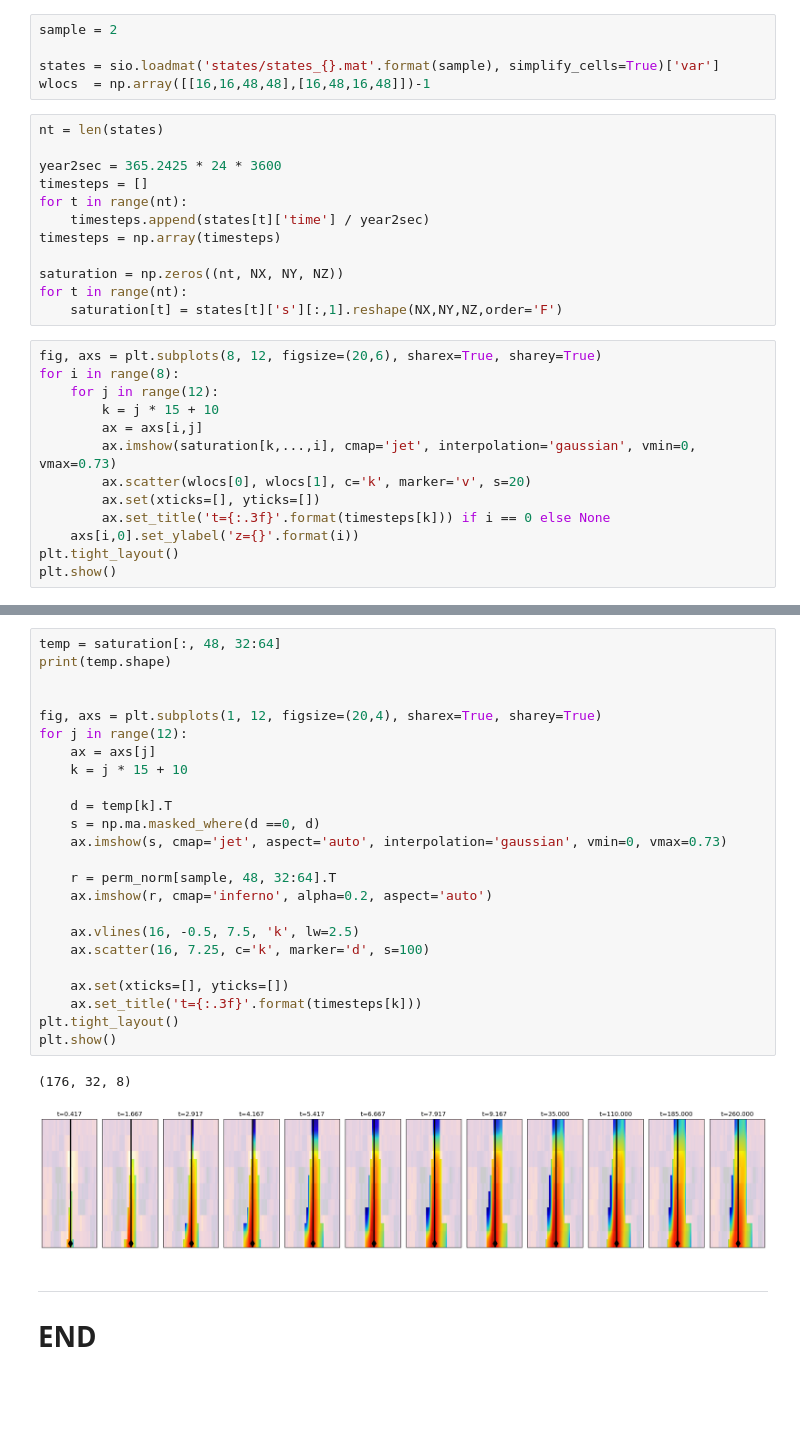
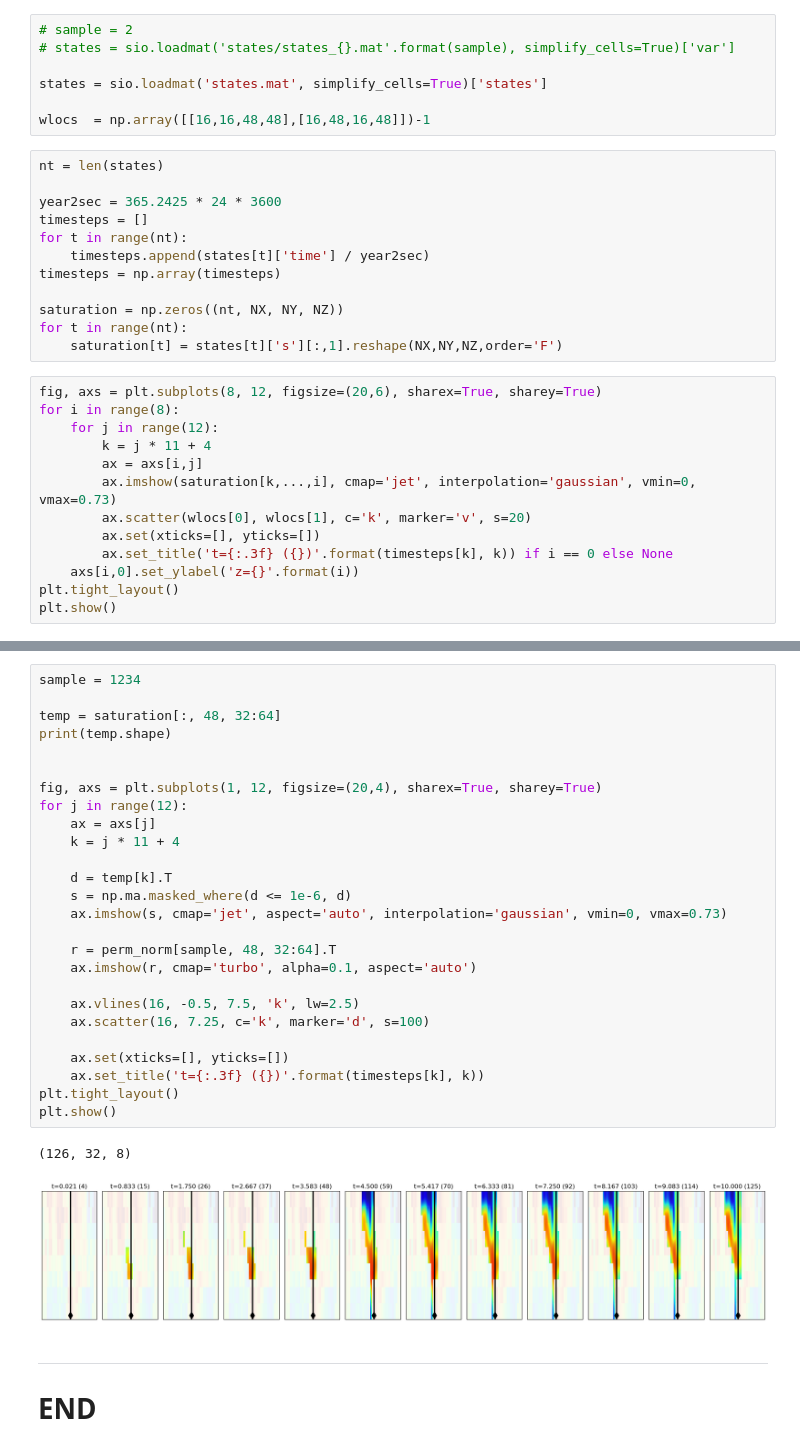
Before and after one commit to misaelmmorales/Ensemble-Model-Calibration-CO2, a Jupyter notebook: simulations3D/temp.ipynb, the cells around one changed output, grey strips where cells are left out. Cells and saved outputs as stored; diff of their text form; blank space fills up the shorter version.

```diff
--- a/simulations3D/temp.ipynb
+++ b/simulations3D/temp.ipynb
@@ -52,7 +52,9 @@ plt.show()
 # %%
-sample = 2
+# sample = 2
+# states = sio.loadmat('states/states_{}.mat'.format(sample), simplify_cells=True)['var']
 
-states = sio.loadmat('states/states_{}.mat'.format(sample), simplify_cells=True)['var']
+states = sio.loadmat('states.mat', simplify_cells=True)['states']
+
 wlocs  = np.array([[16,16,48,48],[16,48,16,48]])-1
 # %%
 nt = len(states)
@@ -70,12 +72,12 @@ for t in range(nt):
 fig, axs = plt.subplots(8, 12, figsize=(20,6), sharex=True, sharey=True)
 for i in range(8):
     for j in range(12):
-        k = j * 15 + 10
+        k = j * 11 + 4
         ax = axs[i,j]
         ax.imshow(saturation[k,...,i], cmap='jet', interpolation='gaussian', vmin=0, vmax=0.73)
         ax.scatter(wlocs[0], wlocs[1], c='k', marker='v', s=20)
         ax.set(xticks=[], yticks=[])
-        ax.set_title('t={:.3f}'.format(timesteps[k])) if i == 0 else None
+        ax.set_title('t={:.3f} ({})'.format(timesteps[k], k)) if i == 0 else None
     axs[i,0].set_ylabel('z={}'.format(i))
 plt.tight_layout()
 plt.show()
@@ -84,30 +86,32 @@ plt.show()
 # %%
+sample = 1234
+
 temp = saturation[:, 48, 32:64]
 print(temp.shape)
 
 
 fig, axs = plt.subplots(1, 12, figsize=(20,4), sharex=True, sharey=True)
 for j in range(12):
     ax = axs[j]
-    k = j * 15 + 10
+    k = j * 11 + 4
 
     d = temp[k].T
-    s = np.ma.masked_where(d ==0, d)
+    s = np.ma.masked_where(d <= 1e-6, d)
     ax.imshow(s, cmap='jet', aspect='auto', interpolation='gaussian', vmin=0, vmax=0.73)
 
     r = perm_norm[sample, 48, 32:64].T
-    ax.imshow(r, cmap='inferno', alpha=0.2, aspect='auto')
+    ax.imshow(r, cmap='turbo', alpha=0.1, aspect='auto')
 
     ax.vlines(16, -0.5, 7.5, 'k', lw=2.5)
     ax.scatter(16, 7.25, c='k', marker='d', s=100)
 
     ax.set(xticks=[], yticks=[])
-    ax.set_title('t={:.3f}'.format(timesteps[k]))
+    ax.set_title('t={:.3f} ({})'.format(timesteps[k], k))
 plt.tight_layout()
 plt.show()
 # %% [output]
-(176, 32, 8)
+(126, 32, 8)
-[figure, old version]
+[figure, new version]
 # %% [markdown]
 ***
 # END
```
Also changed, not shown: parts of 2 cells of this notebook.
